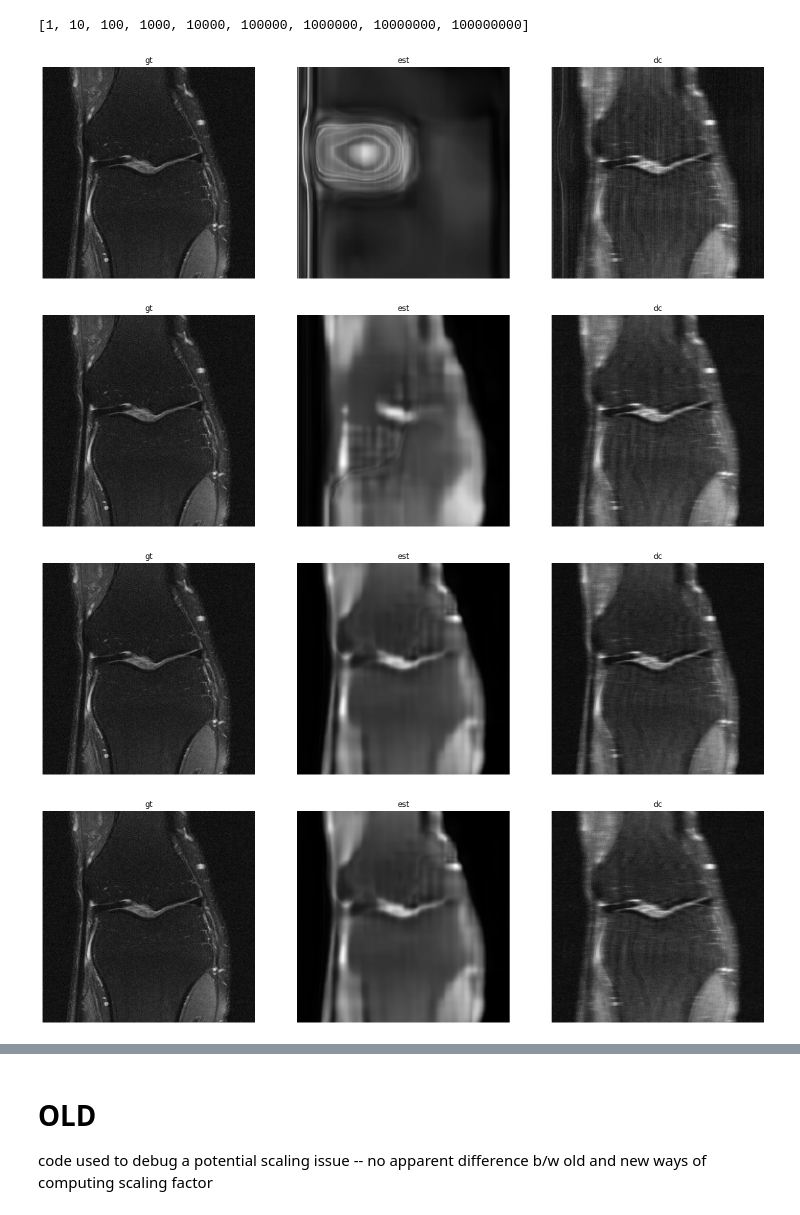
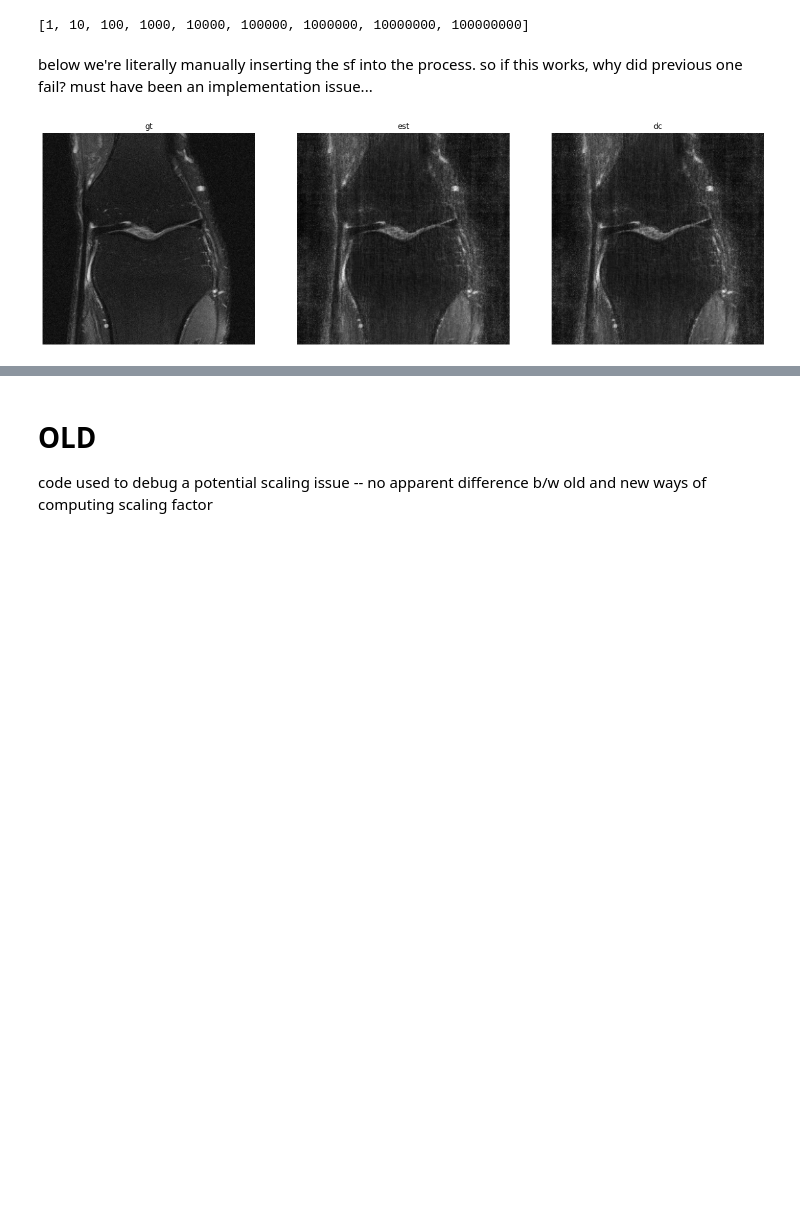
Before and after one commit to davevanveen/unsup_mri, a Jupyter notebook: ipynb/20201109_fastmri_rework.ipynb, the cells around one changed output, grey strips where cells are left out. Cells and saved outputs as stored; diff of their text form; code cells hidden in the pictures; blank space fills up the shorter version.

```diff
--- a/ipynb/20201109_fastmri_rework.ipynb
+++ b/ipynb/20201109_fastmri_rework.ipynb
@@ -148,34 +160,33 @@ for e in np.arange(9):
 sf_list
 # %% [output]
 [1, 10, 100, 1000, 10000, 100000, 1000000, 10000000, 100000000]
+# %% [markdown]
+below we're literally manually inserting the sf into the process. so if this works, why did previous one fail? must have been an implementation issue...
 # %%
 dim = 320
 
 sf_list_best = 10000000 # when sf=89630408 on samp '1001798'
 
-for sf in sf_list[5:]:
+for sf in [89630408]:#sf_list[5:]:
 
     ksp_orig_ = sf * ksp_orig
 
     ksp_masked = ksp_orig_ * mask # should be ksp_orig_
     img_masked = ifft_2d(ksp_masked)
 
     net, mse_wrt_ksp, mse_wrt_img = fit(
         ksp_masked=ksp_masked, img_masked=img_masked,
-        net=net, net_input=net_input, mask2d=mask, num_iter=1000)
+        net=net, net_input=net_input, mask2d=mask, num_iter=10000)
 
     img_out = net(net_input.type(dtype))[0]
     img_out = reshape_adj_channels_to_complex_vals(img_out)
     ksp_est = fft_2d(img_out)
     ksp_dc = torch.where(mask, ksp_masked, ksp_est)
 
     img_est = crop_center(root_sum_squares(ifft_2d(ksp_est)).detach(), dim, dim)
     img_dc = crop_center(root_sum_squares(ifft_2d(ksp_dc)).detach(), dim, dim)
     img_gt = crop_center(root_sum_squares(ifft_2d(ksp_orig)), dim, dim)
 
     plot_list([img_gt, img_est, img_dc])
 # %% [output]
-[figure, old version]
+[figure, new version]
-[figure, removed]
-[figure, removed]
-[figure, removed]
```
Also changed, not shown: parts of 4 cells of this notebook.
